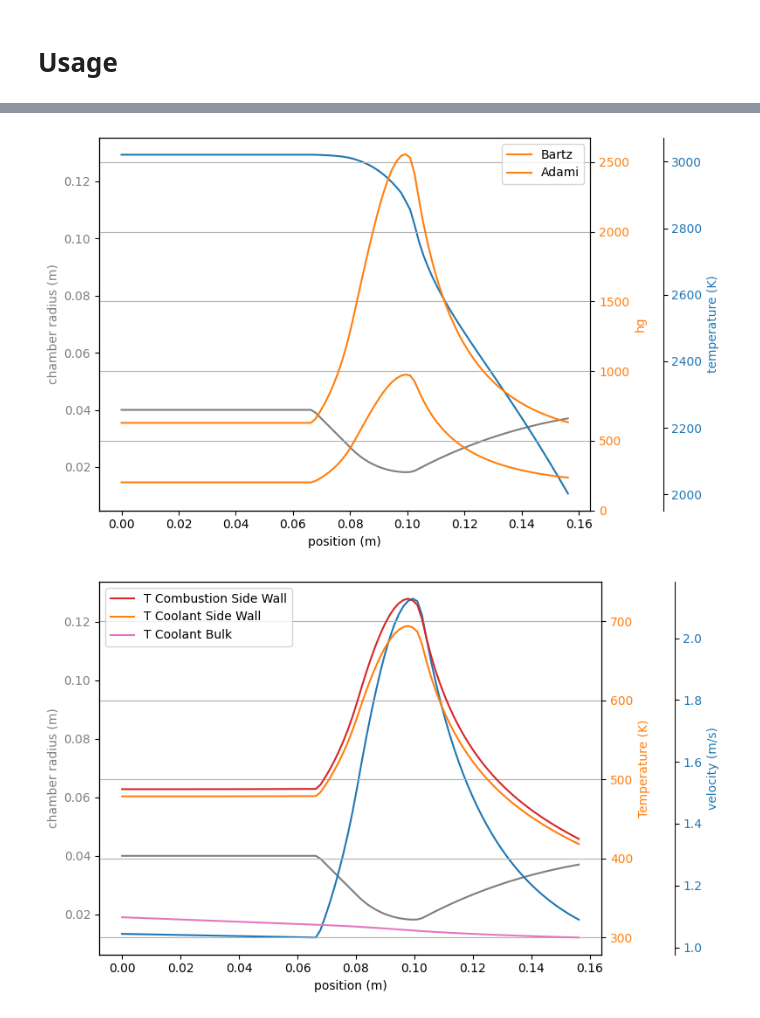
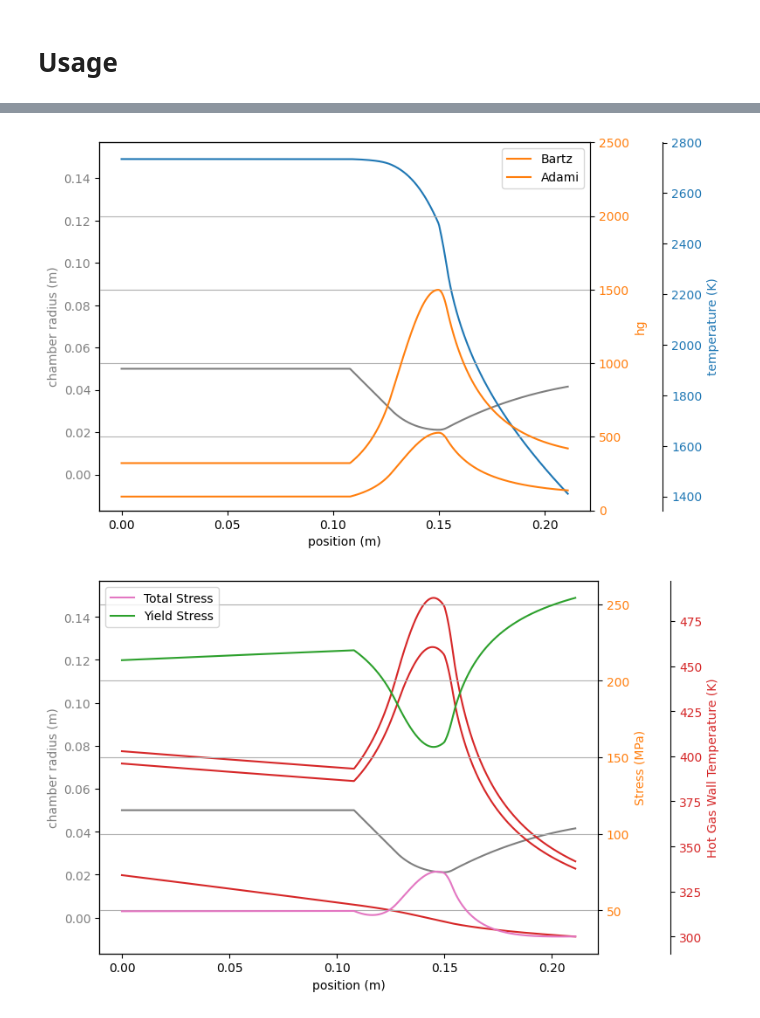
Before and after one commit to icl-rocketry/EngineSim, a Jupyter notebook: enginesizer.ipynb, the cells around one changed output, grey strips where cells are left out. Saved outputs shown, nothing was run; the diff lists cells and outputs as text; code cells hidden in the pictures.

```diff
--- a/enginesizer.ipynb
+++ b/enginesizer.ipynb
@@ -131,7 +131,7 @@ class RocketEngine:
 
     _, self.visc, self.k, self.pr = self.cea.get_Chamber_Transport(Pc=Pc, MR=MR, eps=self.eps)
     self.cstar = self.cea.get_Cstar(Pc=Pc, MR=MR)
-    self.isp = self.cea.get_Cstar(Pc=Pc,MR=MR)
+    self.isp = self.cea.estimate_Ambient_Isp(Pc=Pc, MR=MR, eps=self.eps, Pamb=1)
 
     self.At = self.mdot / (self.Pt * 1e5) * np.sqrt(self.Rt * self.Tt / self.gt)
     self.Ae = self.At * self.eps
@@ -219,7 +223,7 @@ class Thermals:
     self.engine = engine
     self.contour = contour
 
-    x_choke = np.argmin(contour[:,1])
+    x_choke = np.argmin(contour.r)
 
     #Finding mach number, https://kyleniemeyer.github.io/gas-dynamics-notes/compressible-flows/isentropic.html#equation-eq-area-ratio-loss
     def area_function(mach, area, gamma):
@@ -234,7 +238,7 @@ class Thermals:
               )
           )
 
-    points = contour.shape[0]
+    points = contour.points
     self.M = np.zeros(points)
     self.T = np.zeros(points)
     self.hg1 = np.zeros(points)
@@ -244,7 +248,7 @@ class Thermals:
     Cv = engine.Cp_c - engine.Rt
     rt = np.sqrt(engine.At / np.pi)
 
-    for i in range(0,contour.shape[0]):
+    for i in range(0,contour.points):
 
 
       #Transport case:
@@ -255,13 +259,13 @@ class Thermals:
         if i < x_choke:
           gamma = engine.gt
         else:
-          gamma = lininterp(i, x_choke, contour.shape[0], engine.gt, engine.ge)
+          gamma = lininterp(i, x_choke, contour.points, engine.gt, engine.ge)
       elif transport_case == 1:
         gamma = engine.gt
       elif transport_case == 2:
         gamma = engine.ge
 
-      area = np.pi * contour[i,1] * contour[i,1]
+      area = np.pi * contour.r[i] * contour.r[i]
       if i == x_choke:
         M = 1
       elif i < x_choke:
@@ -275,7 +279,7 @@ class Thermals:
       correction_factor = 1 / ((0.5 * T / engine.Tc * (1 + 0.5 * (gamma - 1) * M**2)+0.5)**0.68 * (1 + 0.5 * (gamma - 1) * M**2)**0.12)
 
 
-      r = contour[i,1]
+      r = contour.r[i]
       Cp = engine.Cp_c
       visc = engine.visc
       pr = engine.pr
@@ -296,7 +300,7 @@ class Thermals:
 
       #Adami
       R = engine.Rt
-      Z = np.pi * contour[0,1]**2 / (2 * np.pi * contour[0, 1] * contour[-1,0])
+      Z = np.pi * contour.r[0]**2 / (2 * np.pi * contour.r[0] * contour.x[-1])
       self.hg2[i] = Z * engine.mdot / (2 * area) * Cp * visc**0.3 * pr **(2/3)
 # %% [markdown]
 ![Screenshot 2023-11-04 002959.png](embedded-picture-1)
@@ -422,17 +431,33 @@ class ChannelSim:
 # %% [markdown]
 # Usage
 # %%
+card_str = """
+fuel CH3OH(L)   C 1 H 4 O 1
+h,cal=-57040.0      t(k)=298.15       wt%=90.0
+oxid water H 2 O 1  wt%=10.0
+h,cal=-68308.  t(k)=298.15 rho,g/cc = 0.9998
+"""
+add_new_fuel( 'funnymix', card_str )
+
 thanos = RocketEngine(
     oxName = "N2O",
     fuelName = "Methanol",
-    thrust = 3000,
+    thrust = 4000,
     Pc = 20,
     Pe = 0.85,
-    MR = 3.5)
+    MR = 2.5) #thats O/F
+
 
 from matplotlib import pyplot as plt
-thanos_contour = create_contour(thanos, 0.1, 0.04)
+thanos_contour = Contour(thanos, 0.15, 0.05, 1000)
 thanos_thermals = Thermals(thanos, thanos_contour, 0)
+
+print(f'Mass flux (kg/s) = {thanos.mdot}')
+print(f'Throat      (mm) = {thanos_contour.throat}')
+print(f'Exit        (mm) = {thanos_contour.exit}')
+print(f'Cylinder r  (mm) = {thanos_contour.rc}')
+print(f'Parabola    (mm) = {thanos_contour.parabola_p1}')
+print(f'ISP         (mm) = {thanos.isp}')
 
 fig, ax1 = plt.subplots()
 fig.set_size_inches(8, 5)
@@ -440,7 +465,7 @@ fig.set_size_inches(8, 5)
 color = 'tab:gray'
 ax1.set_xlabel('position (m)')
 ax1.set_ylabel('chamber radius (m)', color=color)
-ax1.plot(thanos_contour[:,0], thanos_contour[:,1], color=color)
+ax1.plot(thanos_contour.x, thanos_contour.r, color=color)
 ax1.tick_params(axis='y', labelcolor=color)
 ax1.set_aspect('equal', adjustable='box')
 ax1.set_ylim(0, 0.14)
@@ -448,15 +473,15 @@ ax1.set_ylim(0, 0.14)
 ax2 = ax1.twinx()  # instantiate a second axes that shares the same x-axis
 color = 'tab:blue'
 ax2.set_ylabel('temperature (K)', color=color)  # we already handled the x-label with ax1
-ax2.plot(thanos_contour[:,0], thanos_thermals.T, color=color)
+ax2.plot(thanos_contour.x, thanos_thermals.T, color=color)
 ax2.spines['right'].set_position(('outward', 60))
 ax2.tick_params(axis='y', labelcolor=color)
 
 ax3 = ax1.twinx()  # instantiate a second axes that shares the same x-axis
 color = 'tab:orange'
 ax3.set_ylabel('hg', color=color)  # we already handled the x-label with ax1
-ax3.plot(thanos_contour[:,0], thanos_thermals.hg1, color=color, label='Bartz')
-ax3.plot(thanos_contour[:,0], thanos_thermals.hg2, color=color, label='Adami')
+ax3.plot(thanos_contour.x, thanos_thermals.hg1, color=color, label='Bartz')
+ax3.plot(thanos_contour.x, thanos_thermals.hg2, color=color, label='Adami')
 ax3.tick_params(axis='y', labelcolor=color)
 
 #ax1.set_aspect('equal', adjustable='box')
@@ -466,7 +491,7 @@ plt.grid()
 plt.legend(loc='upper right')
 plt.show()
 
-thanos_channel = Channels(thanos, thanos_contour, thanos_thermals, 0.002)
+thanos_channel = Channels(thanos, thanos_contour, thanos_thermals, 0.001)
 channelSim = ChannelSim(thanos, thanos_contour, thanos_thermals, thanos_channel)
 
 fig, ax1 = plt.subplots()
@@ -475,26 +500,34 @@ fig.set_size_inches(8, 5)
 color = 'tab:gray'
 ax1.set_xlabel('position (m)')
 ax1.set_ylabel('chamber radius (m)', color=color)
-ax1.plot(thanos_contour[:,0], thanos_contour[:,1], color=color)
+ax1.plot(thanos_contour.x, thanos_contour.r, color=color)
 ax1.tick_params(axis='y', labelcolor=color)
 ax1.set_aspect('equal', adjustable='box')
 ax1.set_ylim(0, 0.14)
 
 ax2 = ax1.twinx()  # instantiate a second axes that shares the same x-axis
-color = 'tab:blue'
-ax2.set_ylabel('velocity (m/s)', color=color)  # we already handled the x-label with ax1
-ax2.plot(thanos_contour[:,0], channelSim.velocity, color=color, label='velocity')
+color = 'tab:red'
+ax2.set_ylabel('Hot Gas Wall Temperature (K)', color=color)  # we already handled the x-label with ax1
+# # ax2.plot(thanos_contour.x, channelSim.stress_temperature, color=color, label='stress_temp')
+# # ax2.plot(thanos_contour.x, channelSim.stress_temperature2, color=color, label='stress_temp')
+# # ax2.plot(thanos_contour.x, channelSim.stress_pressure, color=color, label='stress_pressure')
+# # ax2.plot(thanos_contour.x, channelSim.stress_pressure + channelSim.stress_temperature + channelSim.stress_temperature2, color=color, label='stress_pressure')
 ax2.spines['right'].set_position(('outward', 60))
 ax2.tick_params(axis='y', labelcolor=color)
 
 ax3 = ax1.twinx()  # instantiate a second axes that shares the same x-axis
 color = 'tab:orange'
-ax3.set_ylabel('Temperature (K)', color=color)  # we already handled the x-label with ax1
+ax3.set_ylabel('Stress (MPa)', color=color)  # we already handled the x-label with ax1
 ax3.tick_params(axis='y', labelcolor=color)
-#ax3.plot(thanos_contour[:,0], channelSim.Taw, color=color, label='T Combustion Bulk')
-ax3.plot(thanos_contour[:,0], channelSim.Twg, color='tab:red', label='T Combustion Side Wall')
-ax3.plot(thanos_contour[:,0], channelSim.Twc, color='tab:orange', label='T Coolant Side Wall')
-ax3.plot(thanos_contour[:,0], channelSim.Tco, color='tab:pink', label='T Coolant Bulk')
+ax2.plot(thanos_contour.x, channelSim.Twg, color='tab:red', label='T Combustion Side Wall')
+ax2.plot(thanos_contour.x, channelSim.Twc, color='tab:red', label='T Coolant Side Wall')
+ax2.plot(thanos_contour.x, channelSim.Tco, color='tab:red', label='T Coolant Bulk')
+
+# ax3.plot(thanos_contour.x, channelSim.stress_temperature * 1e-6, color=color, label='Hoop stress')
+# ax3.plot(thanos_contour.x, channelSim.stress_temperature2 * 1e-6, color='tab:brown', label='Tangential Thermal Stress')
+# ax3.plot(thanos_contour.x, channelSim.stress_pressure * 1e-6, color='tab:blue', label='Axial Thermal Stress')
+ax3.plot(thanos_contour.x, channelSim.stress_total * 1e-6, color='tab:pink', label='Total Stress')
+ax3.plot(thanos_contour.x, lininterp(channelSim.Twg, 273, 573, 300e6, 100e6) * 1e-6, color='tab:green', label='Yield Stress')
 
 #ax1.set_aspect('equal', adjustable='box')
 fig.tight_layout()  # otherwise the right y-label is slightly clipped
@@ -502,6 +535,4 @@ fig.tight_layout()  # otherwise the right y-label is slightly clipped
 plt.grid()
 plt.legend(loc='upper left')
 plt.show()
-channelSim.q
-thanos.mdot
 # %% [output]
@@ -508,2 +545,2 @@ thanos.mdot
-[figure, old version]
+[figure, new version]
-[figure, old version]
+[figure, new version]
```
Also changed, not shown: parts of 12 cells of this notebook.
